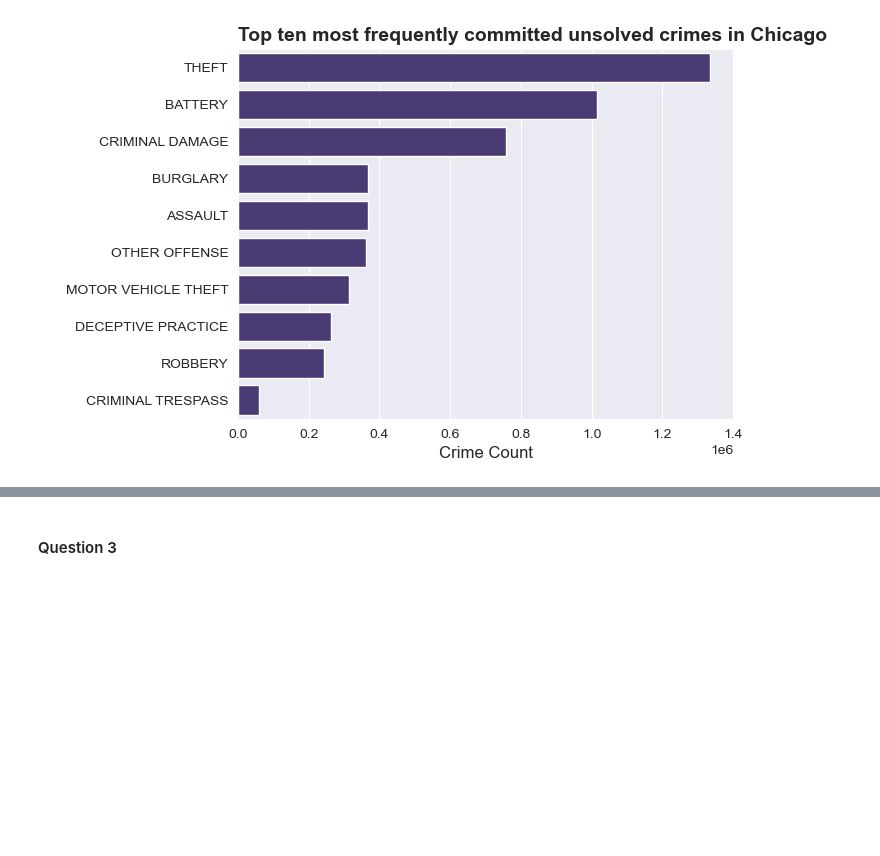
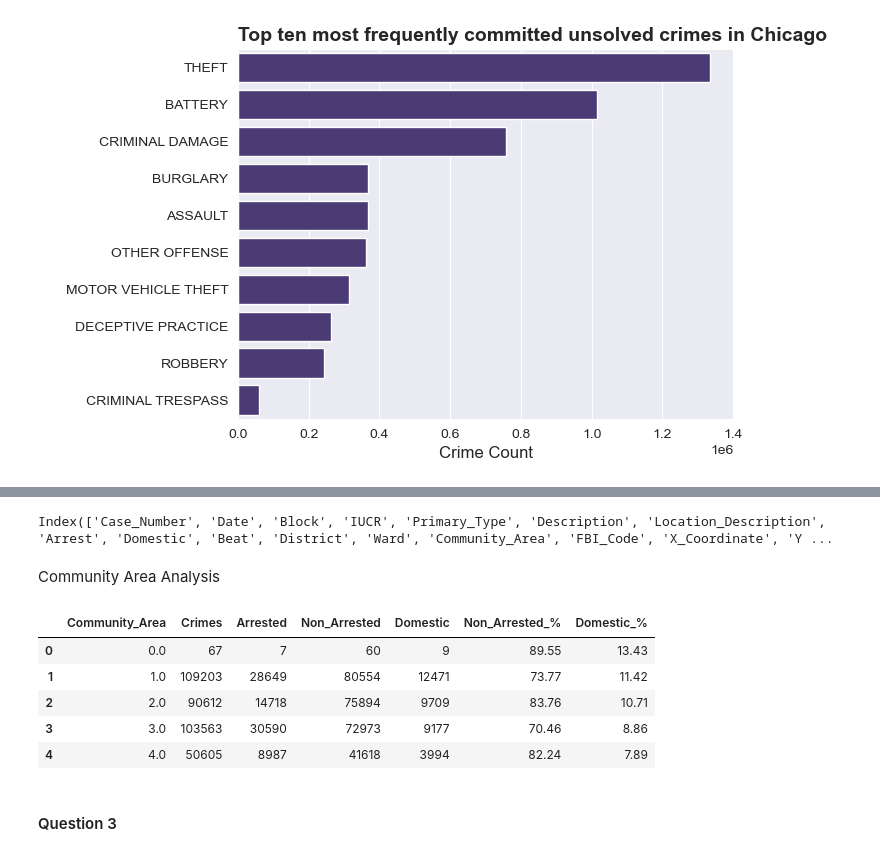
Before and after one commit to RasakOlasunkanmi/my_task, a Jupyter notebook: data_and_data_analysis/wk_8/solution_to_crime_work.ipynb, the cells around one changed output, grey strips where cells are left out. Saved outputs shown, nothing was run; the diff lists cells and outputs as text; code cells hidden in the pictures; blank space fills up the shorter version.

```diff
--- a/data_and_data_analysis/wk_8/solution_to_crime_work.ipynb
+++ b/data_and_data_analysis/wk_8/solution_to_crime_work.ipynb
@@ -47,7 +65,7 @@ from dateutil.relativedelta import relativedelta
 pd.set_option('display.max_rows', 100)
 pd.set_option('display.width', 1000)
 # %%
-df = pd.read_parquet("C:\Users\olasunkanmi\Desktop\Crimes.parquet")
+df = pd.read_parquet("Crimes.parquet")
 df.head()
 # %% [output]
 |  | ID | Case Number | Date | Block | IUCR | Primary Type | Description | Location Description | ... |
@@ -342,0 +387,11 @@ From the visualisation above, we observe that the number of cases where arrests
+# %%
+# df["Date"] = pd.to_datetime(df["Date"])
+df["DayOfWeek"] = df["Date"].dt.day_name()
+
+crimes_day_df = df.groupby("DayOfWeek").size().reset_index(name="Crimes")
+# Order days
+days_order = ["Sunday","Monday","Tuesday","Wednesday","Thursday","Friday","Saturday"]
+crimes_day_df["DayOfWeek"] = pd.Categorical(crimes_day_df["DayOfWeek"], categories=days_order, ordered=True)
+crimes_day_df = crimes_day_df.sort_values("DayOfWeek")
+
+crimes_day_df
@@ -342,0 +409,9 @@ From the visualisation above, we observe that the number of cases where arrests
+# %%
+df["Month"] = df["Date"].dt.month_name()
+
+crimes_month_df = df.groupby("Month").size().reset_index(name="Crimes")
+month_order = ["January","February","March","April","May","June","July","August","September","October","November","December"]
+crimes_month_df["Month"] = pd.Categorical(crimes_month_df["Month"], categories=month_order, ordered=True)
+crimes_month_df = crimes_month_df.sort_values("Month")
+
+crimes_month_df
@@ -379,3 +486,28 @@ sns.barplot(x = df_top10.nlargest(10).values, y =  df_top10.nlargest(10).index)
+# %%
+df.columns
+# %% [output]
+Index(['Case_Number', 'Date', 'Block', 'IUCR', 'Primary_Type', 'Description', 'Location_Description', 'Arrest', 'Domestic', 'Beat', 'District', 'Ward', 'Community_Area', 'FBI_Code', 'X_Coordinate', 'Y ...
+# %% [markdown]
+Community Area Analysis
+# %%
+community_df = df.groupby("Community_Area").agg(
+    Crimes=("Case_Number","count"),
+    Arrested=("Arrest", lambda x: (x==True).sum()),
+    Non_Arrested=("Arrest", lambda x: (x==False).sum()),
+    Domestic=("Domestic", lambda x: (x==True).sum())
+).reset_index()
+
+community_df["Non_Arrested_%"] = round((community_df["Non_Arrested"]/community_df["Crimes"])*100, 2)
+community_df["Domestic_%"] = round((community_df["Domestic"]/community_df["Crimes"])*100, 2)
+
+community_df.head()
+# %% [output]
+|  | Community_Area | Crimes | Arrested | Non_Arrested | Domestic | Non_Arrested_% | Domestic_% |
+| 0 | 0.0 | 67 | 7 | 60 | 9 | 89.55 | 13.43 |
+| 1 | 1.0 | 109203 | 28649 | 80554 | 12471 | 73.77 | 11.42 |
+| 2 | 2.0 | 90612 | 14718 | 75894 | 9709 | 83.76 | 10.71 |
+| 3 | 3.0 | 103563 | 30590 | 72973 | 9177 | 70.46 | 8.86 |
+| 4 | 4.0 | 50605 | 8987 | 41618 | 3994 | 82.24 | 7.89 |
 # %% [markdown]
 #### Question 3
 # %%
```
Also changed, not shown: parts of 26 cells of this notebook, 11 other files.
